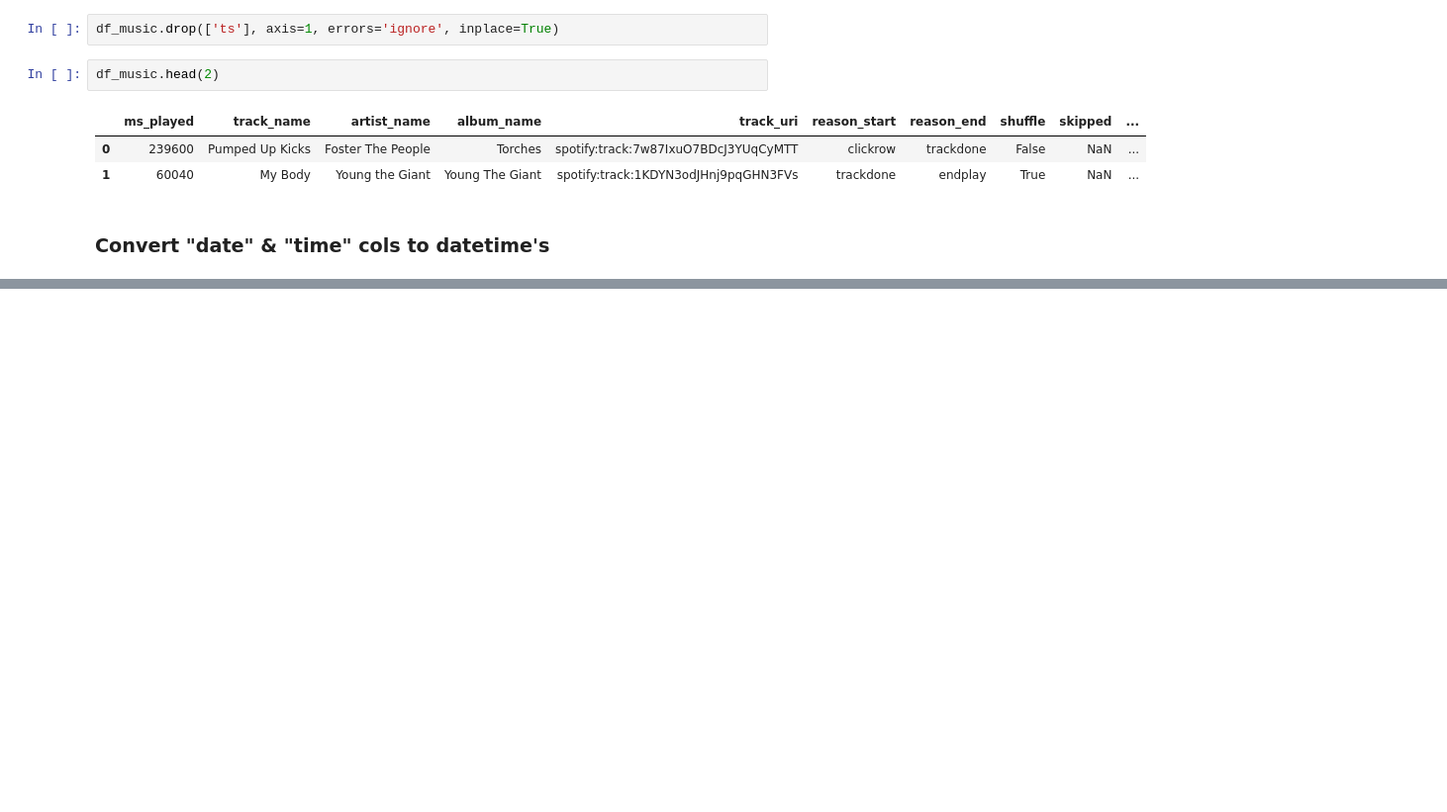
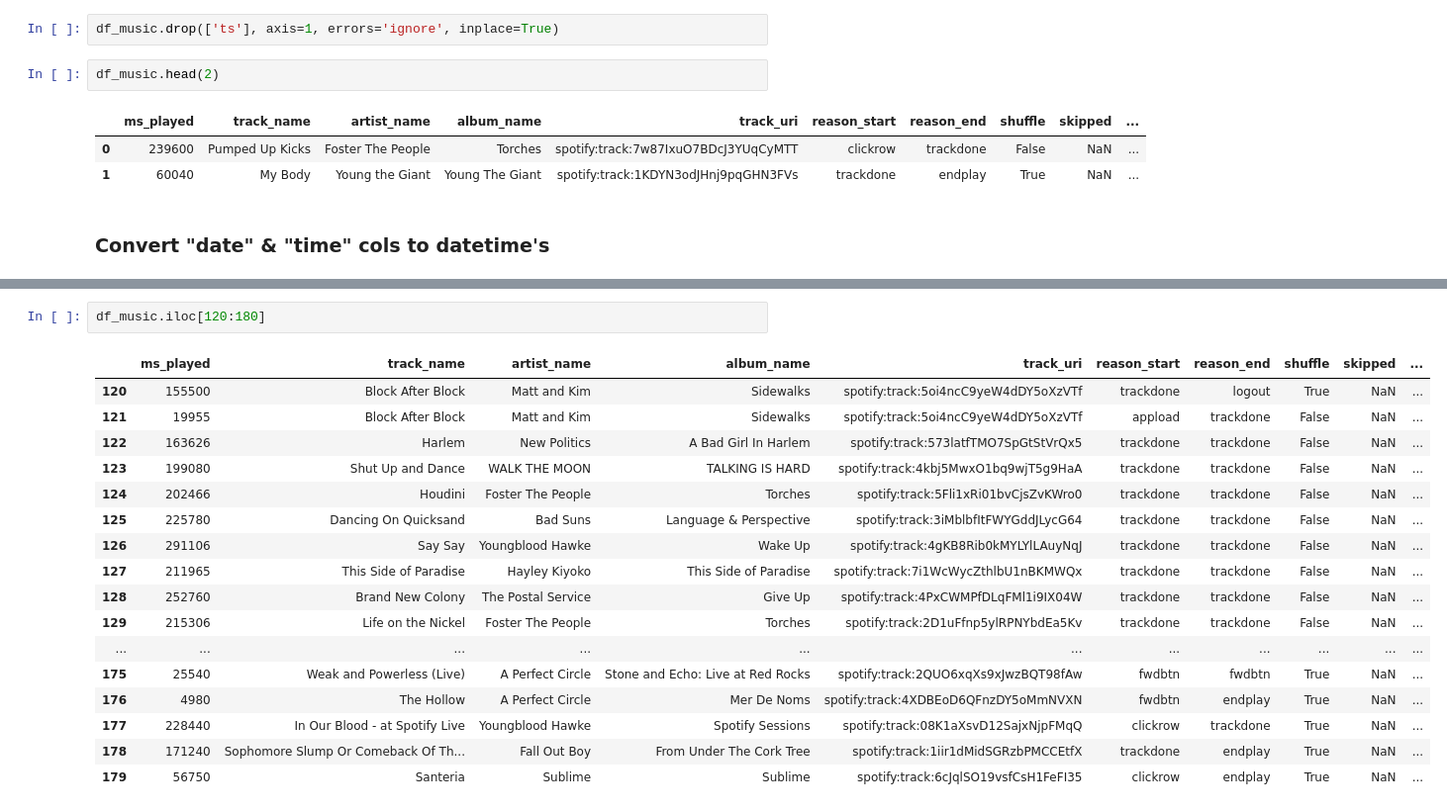
Before and after one commit to August-JF-Perez/Spotify_Music_History_Analysis, a Jupyter notebook: Spotify_Music_Analysis.ipynb, the cells around one changed output, grey strips where cells are left out. Shown: that part at 99% size. Saved outputs shown, nothing was run; the diff lists cells and outputs as text; blank space fills up the shorter version.

```diff
--- a/Spotify_Music_Analysis.ipynb
+++ b/Spotify_Music_Analysis.ipynb
@@ -442,0 +463,20 @@ df_music.head(2)
+# %%
+df_music.iloc[120:180]
+# %% [output]
+|  | ms_played | track_name | artist_name | album_name | track_uri | reason_start | reason_end | shuffle | skipped | ... |
+| 120 | 155500 | Block After Block | Matt and Kim | Sidewalks | spotify:track:5oi4ncC9yeW4dDY5oXzVTf | trackdone | logout | True | NaN | ... |
+| 121 | 19955 | Block After Block | Matt and Kim | Sidewalks | spotify:track:5oi4ncC9yeW4dDY5oXzVTf | appload | trackdone | False | NaN | ... |
+| 122 | 163626 | Harlem | New Politics | A Bad Girl In Harlem | spotify:track:573latfTMO7SpGtStVrQx5 | trackdone | trackdone | False | NaN | ... |
+| 123 | 199080 | Shut Up and Dance | WALK THE MOON | TALKING IS HARD | spotify:track:4kbj5MwxO1bq9wjT5g9HaA | trackdone | trackdone | False | NaN | ... |
+| 124 | 202466 | Houdini | Foster The People | Torches | spotify:track:5Fli1xRi01bvCjsZvKWro0 | trackdone | trackdone | False | NaN | ... |
+| 125 | 225780 | Dancing On Quicksand | Bad Suns | Language & Perspective | spotify:track:3iMblbfItFWYGddJLycG64 | trackdone | trackdone | False | NaN | ... |
+| 126 | 291106 | Say Say | Youngblood Hawke | Wake Up | spotify:track:4gKB8Rib0kMYLYlLAuyNqJ | trackdone | trackdone | False | NaN | ... |
+| 127 | 211965 | This Side of Paradise | Hayley Kiyoko | This Side of Paradise | spotify:track:7i1WcWycZthlbU1nBKMWQx | trackdone | trackdone | False | NaN | ... |
+| 128 | 252760 | Brand New Colony | The Postal Service | Give Up | spotify:track:4PxCWMPfDLqFMl1i9IX04W | trackdone | trackdone | False | NaN | ... |
+| 129 | 215306 | Life on the Nickel | Foster The People | Torches | spotify:track:2D1uFfnp5ylRPNYbdEa5Kv | trackdone | trackdone | False | NaN | ... |
+| ... | ... | ... | ... | ... | ... | ... | ... | ... | ... | ... |
+| 175 | 25540 | Weak and Powerless (Live) | A Perfect Circle | Stone and Echo: Live at Red Rocks | spotify:track:2QUO6xqXs9xJwzBQT98fAw | fwdbtn | fwdbtn | True | NaN | ... |
+| 176 | 4980 | The Hollow | A Perfect Circle | Mer De Noms | spotify:track:4XDBEoD6QFnzDY5oMmNVXN | fwdbtn | endplay | True | NaN | ... |
+| 177 | 228440 | In Our Blood - at Spotify Live | Youngblood Hawke | Spotify Sessions | spotify:track:08K1aXsvD12SajxNjpFMqQ | clickrow | trackdone | True | NaN | ... |
+| 178 | 171240 | Sophomore Slump Or Comeback Of Th... | Fall Out Boy | From Under The Cork Tree | spotify:track:1iir1dMidSGRzbPMCCEtfX | trackdone | endplay | True | NaN | ... |
+| 179 | 56750 | Santeria | Sublime | Sublime | spotify:track:6cJqlSO19vsfCsH1FeFI35 | clickrow | endplay | True | NaN | ... |
```
Also changed, not shown: parts of 2 cells of this notebook.
